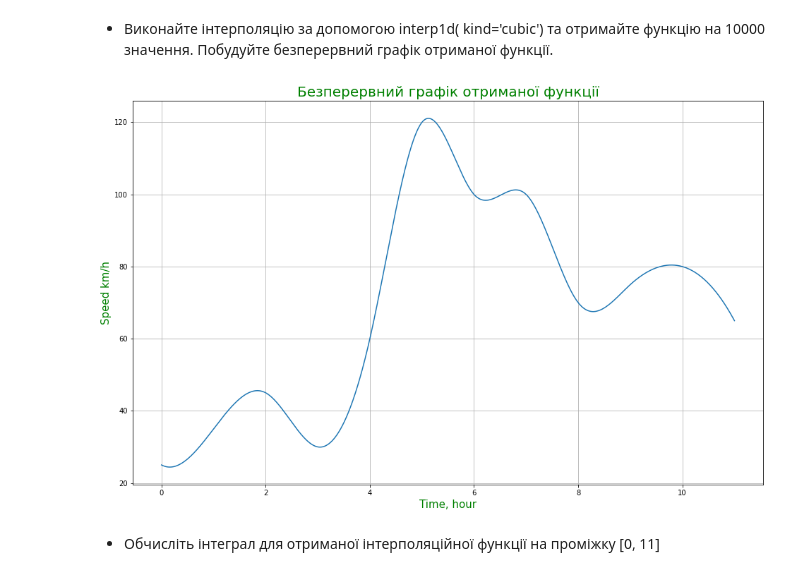
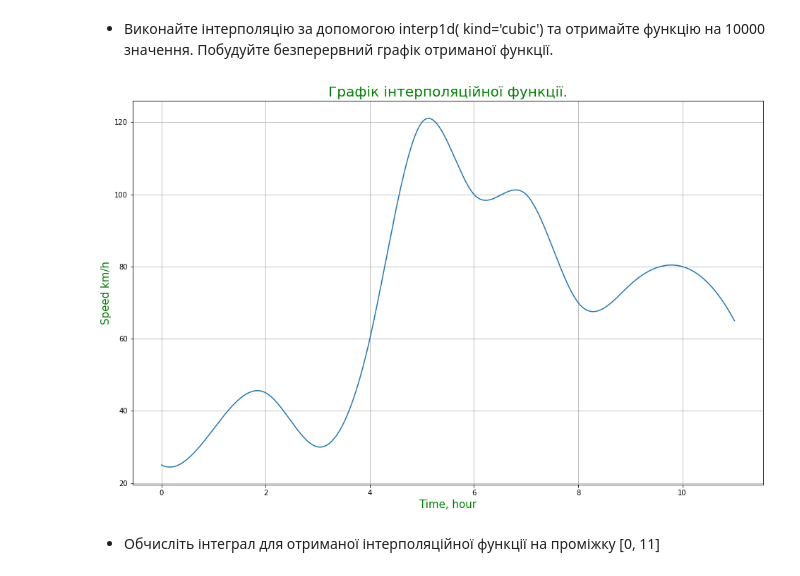
Before and after one commit to maracasabat/Data-Science-HW4, a Jupyter notebook: Hw4_1.ipynb, the cells around one changed output. Cells and saved outputs as stored; diff of their text form; code cells hidden in the pictures.

```diff
--- a/Hw4_1.ipynb
+++ b/Hw4_1.ipynb
@@ -31,14 +31,14 @@ plt.grid()
 # %%
 f = interp1d(time, speed, kind='cubic')
 extra_time = np.linspace(0, 11, 10000)
 plt.rcParams["figure.figsize"] = (16, 10)
 plt.plot(extra_time, f(extra_time))
 plt.xlabel("Time, hour", fontsize=15, color="g")
 plt.ylabel("Speed km/h", fontsize=15, color="g")
-plt.title("Безперервний графік отриманої функції", fontsize=20, color='g')
+plt.title("Графік інтерполяційної функції.", fontsize=20, color='g')
 plt.grid()
 # %% [output]
-[figure, old version]
+[figure, new version]
 # %% [markdown]
 - Обчисліть інтеграл для отриманої інтерполяційної функції на проміжку [0, 11]
 # %%
```
Also changed, not shown: parts of 1 cell of this notebook.
